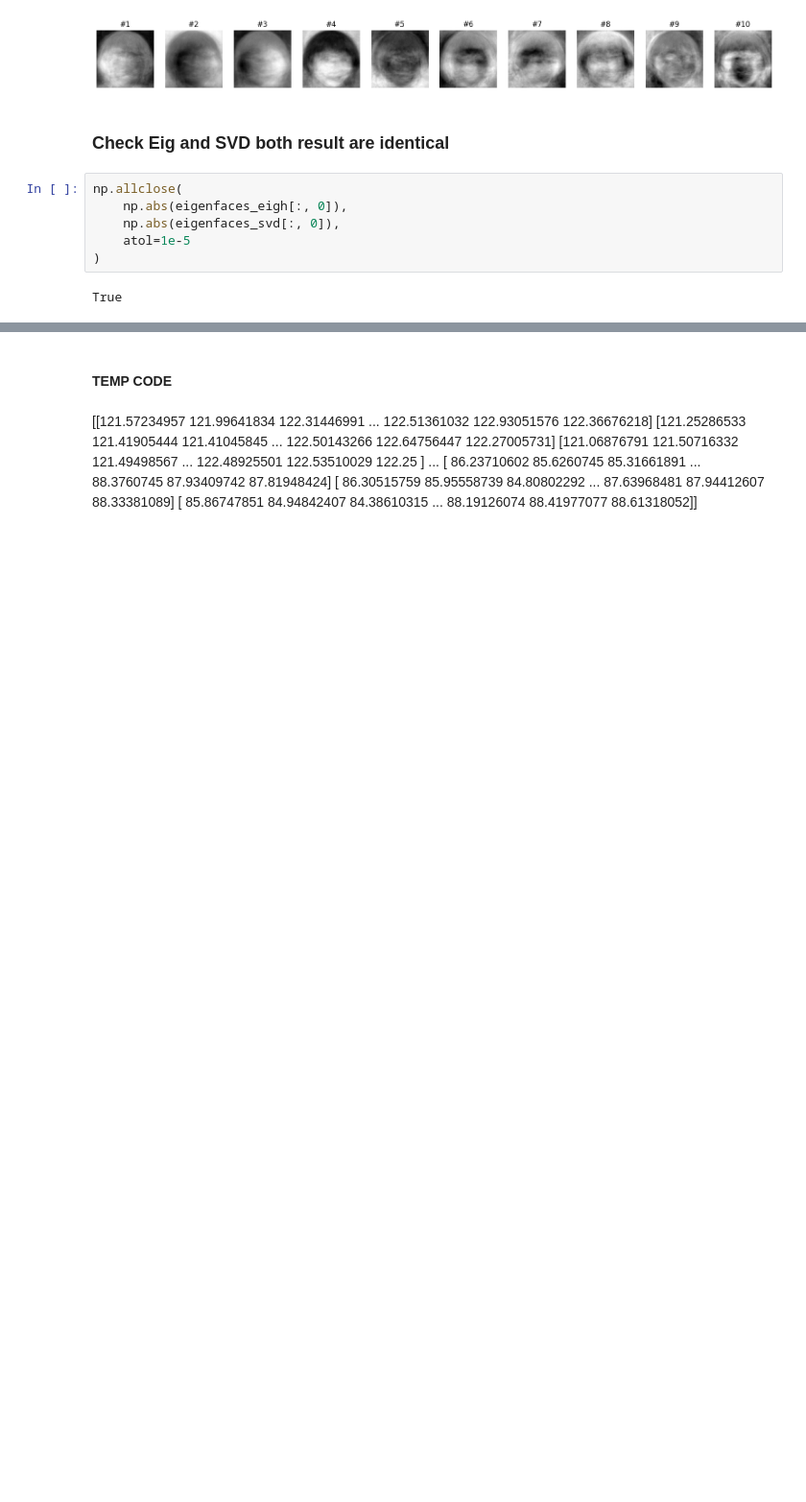
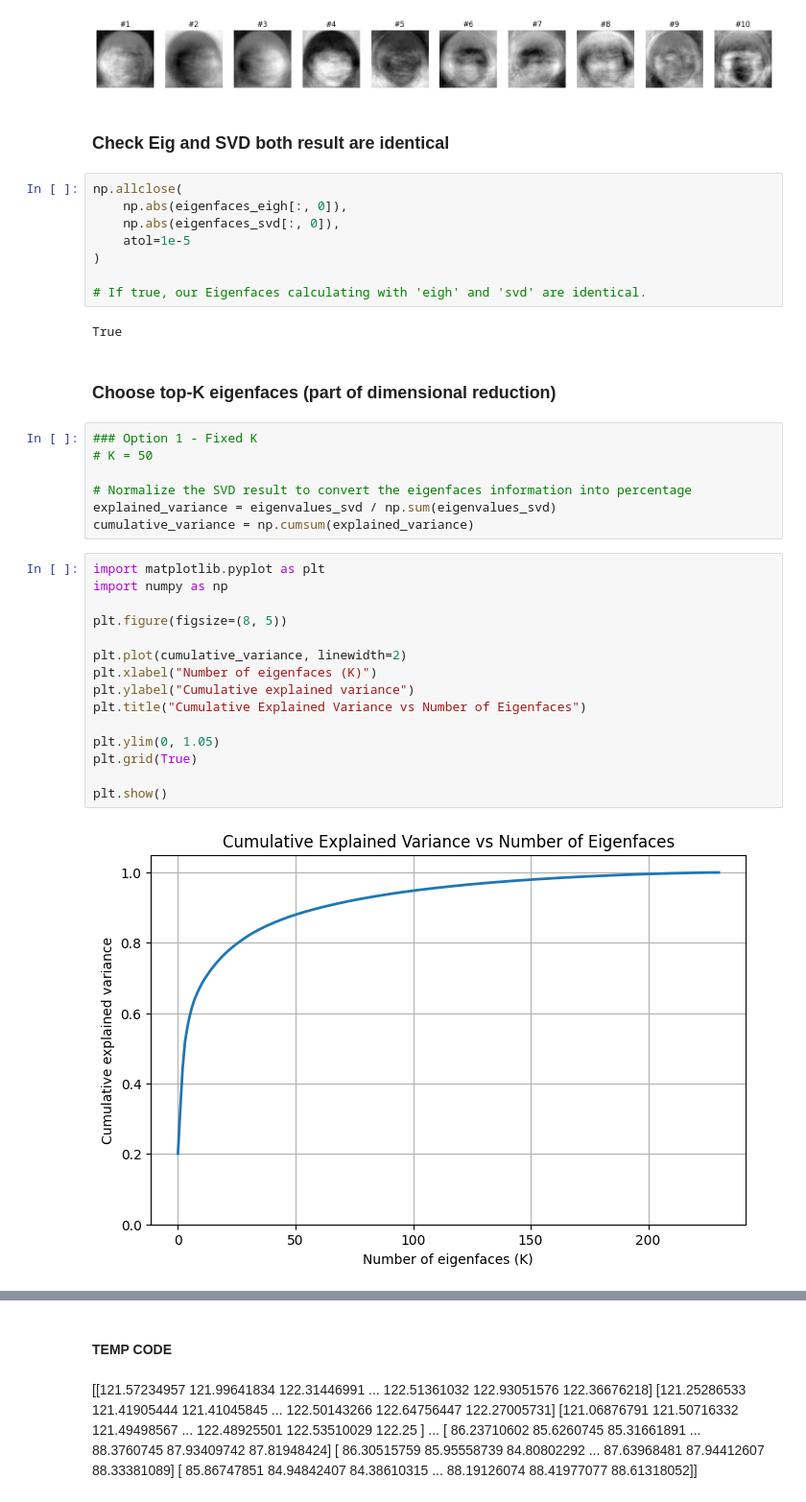
Before and after one commit to ReinerJasin/face_recognition_eigenfaces, a Jupyter notebook: project/face_recognition.ipynb, the cells around one changed output, grey strips where cells are left out. Shown at 96% size. Saved outputs shown, nothing was run; the diff lists cells and outputs as text; blank space fills up the shorter version.

Commit message:
choose optimal top k eigenfaces for recognition pipeline

```diff
--- a/project/face_recognition.ipynb
+++ b/project/face_recognition.ipynb
@@ -351,5 +362,33 @@ np.allclose(
     np.abs(eigenfaces_svd[:, 0]),
     atol=1e-5
 )
+
+# If true, our Eigenfaces calculating with 'eigh' and 'svd' are identical.
 # %% [output]
 True
+# %% [markdown]
+### Choose top-K eigenfaces (part of dimensional reduction)
+# %%
+### Option 1 - Fixed K
+# K = 50
+
+# Normalize the SVD result to convert the eigenfaces information into percentage
+explained_variance = eigenvalues_svd / np.sum(eigenvalues_svd)
+cumulative_variance = np.cumsum(explained_variance)
+# %%
+import matplotlib.pyplot as plt
+import numpy as np
+
+plt.figure(figsize=(8, 5))
+
+plt.plot(cumulative_variance, linewidth=2)
+plt.xlabel("Number of eigenfaces (K)")
+plt.ylabel("Cumulative explained variance")
+plt.title("Cumulative Explained Variance vs Number of Eigenfaces")
+
+plt.ylim(0, 1.05)
+plt.grid(True)
+
+plt.show()
+# %% [output]
+[figure, added]
```
Also changed, not shown: parts of 13 cells of this notebook.
